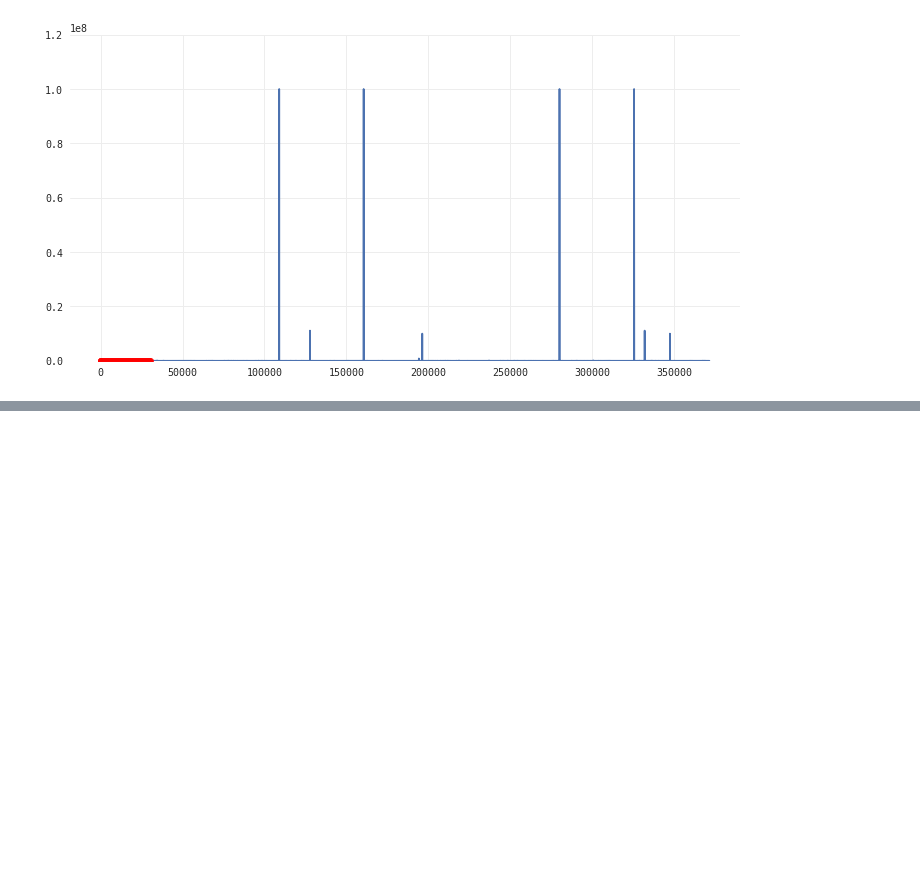
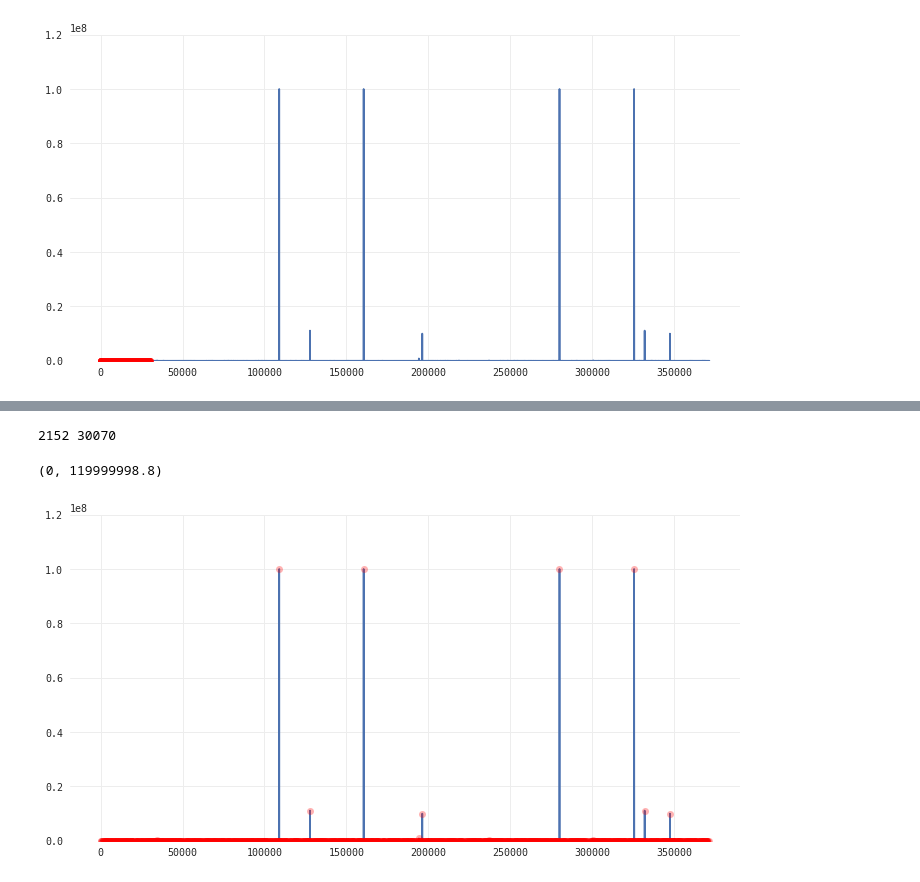
Before and after one commit to qu4ku/datasets-analysis, a Jupyter notebook: 005-used-cars-database.ipynb, the cells around one changed output, grey strips where cells are left out. Saved outputs shown, nothing was run; the diff lists cells and outputs as text; code cells hidden in the pictures; blank space fills up the shorter version.

```diff
--- a/005-used-cars-database.ipynb
+++ b/005-used-cars-database.ipynb
@@ -769,0 +794,17 @@ http://pandas.pydata.org/pandas-docs/stable/indexing.html#deprecate-loc-reindex-
+# %%
+q75 = golf_price.quantile(.75)
+q25 = golf_price.quantile(.25)
+iqr = q75 - q25
+iqr
+p_min = q25 - (iqr * 1.5)
+p_max = q75 + (iqr * 1.5)
+
+outliers_idx = golf_price[(golf_price < p_min) | (golf_price > p_max)].index
+print(len(outliers_idx), len(golf_price))
+golf_price.plot()
+golf_price[outliers_idx].plot(**kw)
+plt.ylim([0, golf_price.max() * 1.2])
+# %% [output]
+2152 30070
+(0, 119999998.8)
+[figure, added]
```
Also changed, not shown: parts of 9 cells of this notebook.
